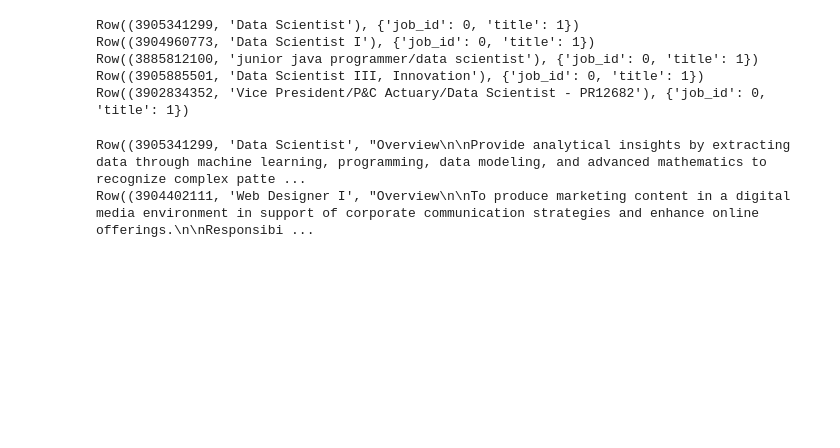
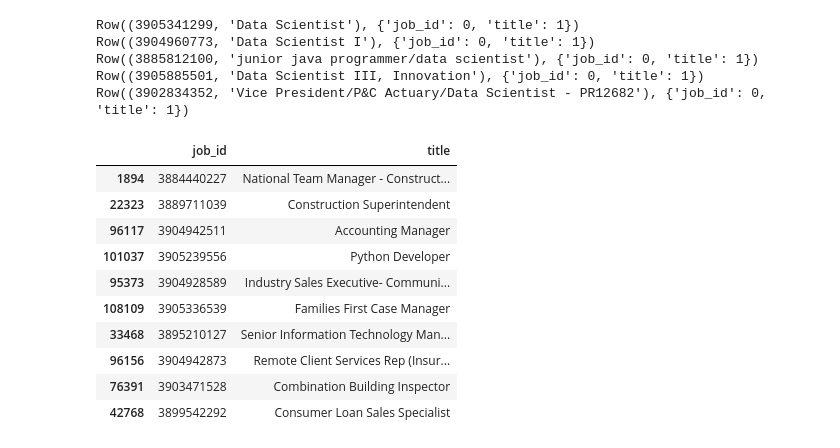
Before and after one commit to dantenvmt/resume-radar, a Jupyter notebook: week4_embeddings.ipynb, the cells around one changed output. Cells and saved outputs as stored; diff of their text form; code cells hidden in the pictures; blank space fills up the shorter version.

```diff
--- a/week4_embeddings.ipynb
+++ b/week4_embeddings.ipynb
@@ -100,14 +100,18 @@ Row((3904960773, 'Data Scientist I'), {'job_id': 0, 'title': 1})
 Row((3885812100, 'junior java programmer/data scientist'), {'job_id': 0, 'title': 1})
 Row((3905885501, 'Data Scientist III, Innovation'), {'job_id': 0, 'title': 1})
 Row((3902834352, 'Vice President/P&C Actuary/Data Scientist - PR12682'), {'job_id': 0, 'title': 1})
-# %%
-query = """
-SELECT job_id, title, description FROM resume_radar.postings
-WHERE job_id IN (SELECT job_id FROM resume_radar.posting_embeddings)
-AND job_id = 3905341299 or job_id = 3904402111
-"""
-for row in bq.query(query).result():
-    print(row)
-# %% [output]
-Row((3905341299, 'Data Scientist', "Overview\n\nProvide analytical insights by extracting data through machine learning, programming, data modeling, and advanced mathematics to recognize complex patte ...
-Row((3904402111, 'Web Designer I', "Overview\n\nTo produce marketing content in a digital media environment in support of corporate communication strategies and enhance online offerings.\n\nResponsibi ...
+# %%
+anchors = df_sample.sample(n=10, random_state= 7)[['job_id','title']]
+anchors
+# %% [output]
+|  | job_id | title |
+| 1894 | 3884440227 | National Team Manager - Construct... |
+| 22323 | 3889711039 | Construction Superintendent |
+| 96117 | 3904942511 | Accounting Manager |
+| 101037 | 3905239556 | Python Developer |
+| 95373 | 3904928589 | Industry Sales Executive- Communi... |
+| 108109 | 3905336539 | Families First Case Manager |
+| 33468 | 3895210127 | Senior Information Technology Man... |
+| 96156 | 3904942873 | Remote Client Services Rep (Insur... |
+| 76391 | 3903471528 | Combination Building Inspector |
+| 42768 | 3899542292 | Consumer Loan Sales Specialist |
```
Also changed, not shown: parts of 4 cells of this notebook, 2 other files.
